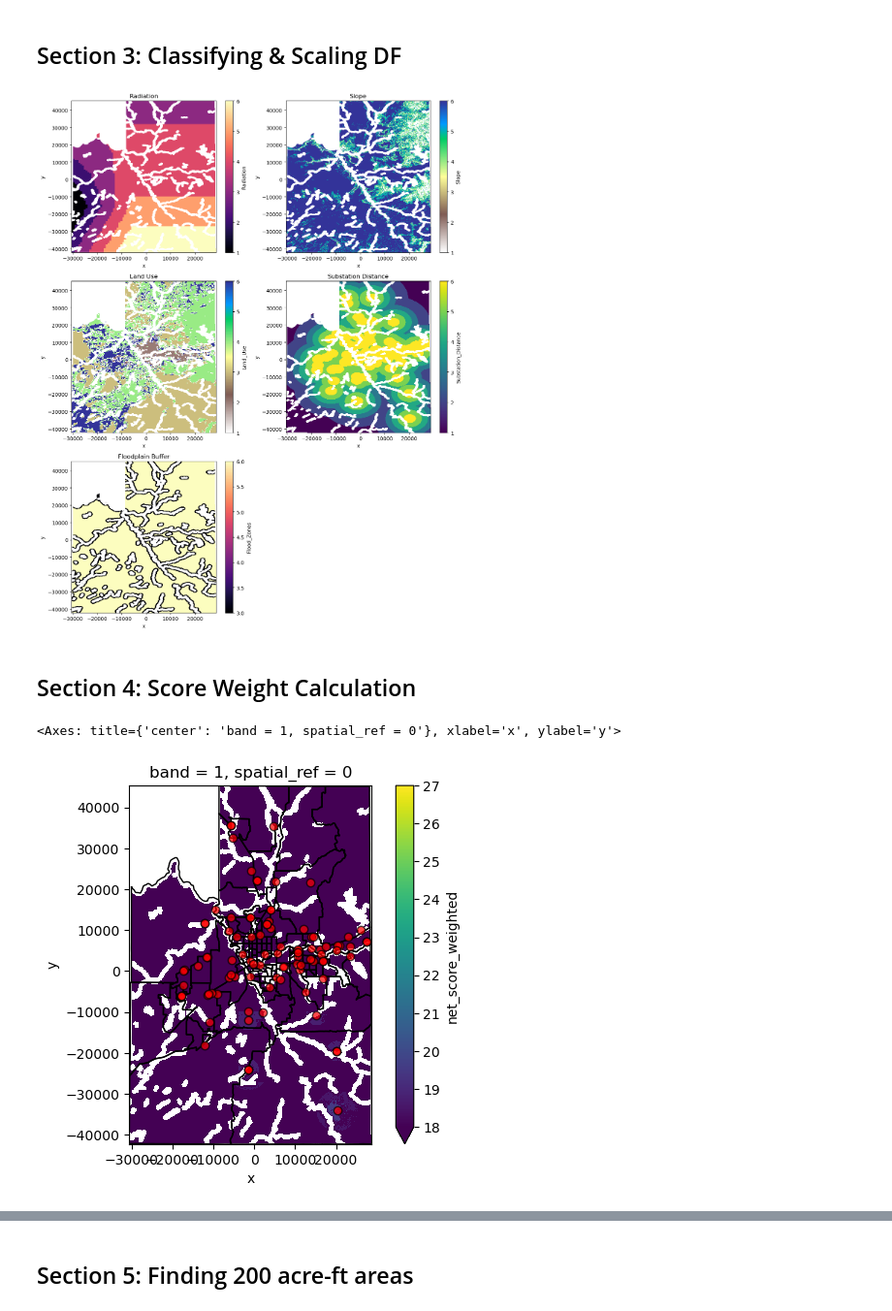
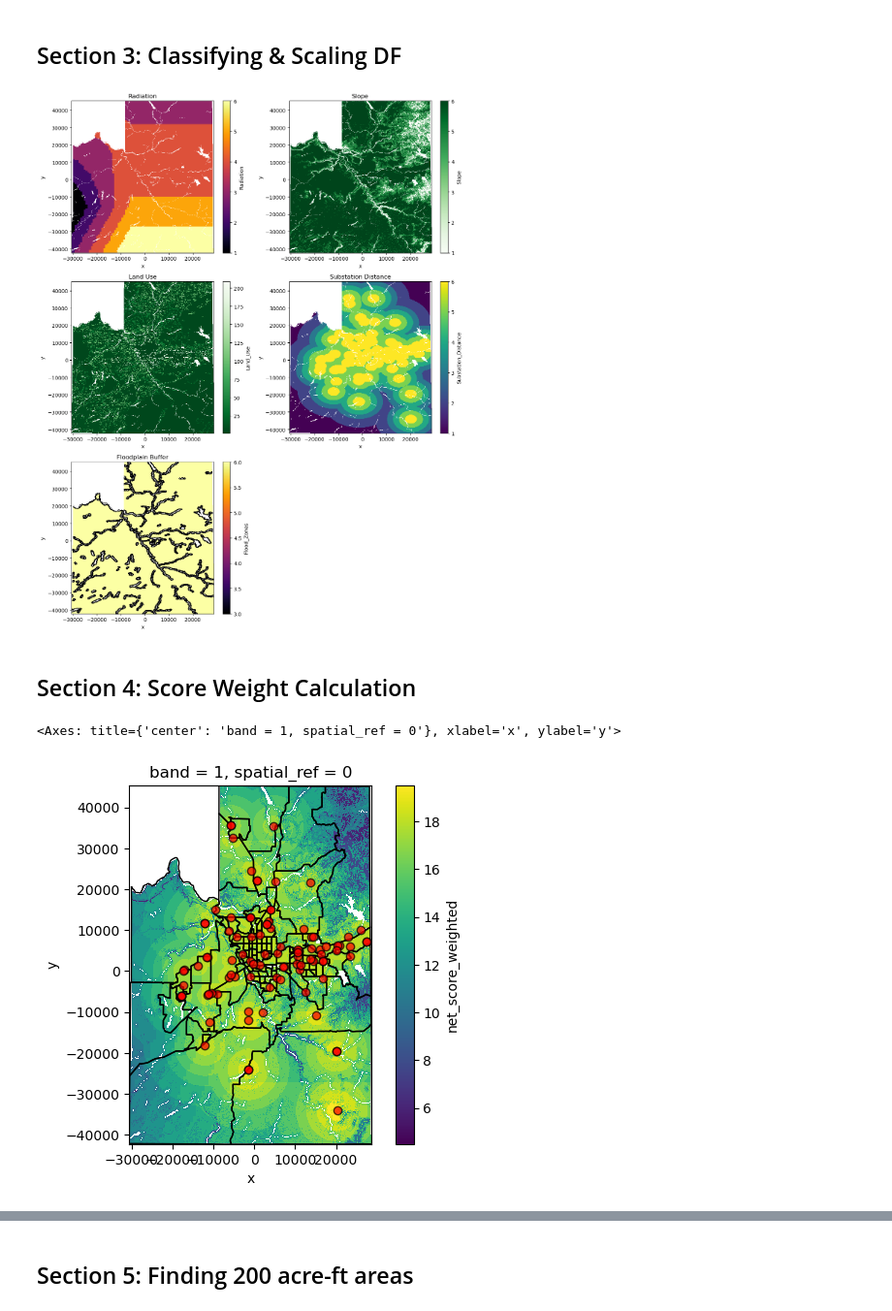
Before and after one commit to UW-GDA/Solar-Energy-Feasibility, a Jupyter notebook: final_v2_au.ipynb, the cells around one changed output, grey strips where cells are left out. Shown at 97% size. Saved outputs shown, nothing was run; the diff lists cells and outputs as text; code cells hidden in the pictures.

```diff
--- a/final_v2_au.ipynb
+++ b/final_v2_au.ipynb
@@ -448,12 +448,12 @@ st
 # %%
 scale = merged_df
 # %%
-scale['Land_Use'] = xr.where((scale['Land_Use'] >= 150) & (scale['Land_Use'] <= 180) | (scale['Land_Use'] >= 210), 1, land_classes)  # Water/Snow
-scale['Land_Use'] = xr.where((scale['Land_Use'] == 190), 2, land_classes)  # Urban Areas
-scale['Land_Use'] = xr.where((scale['Land_Use'] >= 10) & (scale['Land_Use'] <= 20), 3, land_classes)  # Farmland
-scale['Land_Use'] = xr.where((scale['Land_Use'] >= 50) & (scale['Land_Use'] <= 90) | (scale['Land_Use'] == 100), 4, land_classes)  # Forests
-scale['Land_Use'] = xr.where((scale['Land_Use'] == 200), 5, land_classes)  # Bare Areas
-scale['Land_Use'] = xr.where((scale['Land_Use'] == 30) | (scale['Land_Use'] >= 110) & (scale['Land_Use'] <= 140), 6, land_classes) # Grasslands
+scale['Land_Use'] = xr.where((scale['Land_Use'] >= 150) & (scale['Land_Use'] <= 180) | (scale['Land_Use'] >= 210), 1, scale['Land_Use'])  # Water/Snow
+scale['Land_Use'] = xr.where((scale['Land_Use'] == 190), 2, scale['Land_Use'])  # Urban Areas
+scale['Land_Use'] = xr.where((scale['Land_Use'] >= 10) & (scale['Land_Use'] <= 20), 3, scale['Land_Use'])  # Farmland
+scale['Land_Use'] = xr.where((scale['Land_Use'] >= 50) & (scale['Land_Use'] <= 90) | (scale['Land_Use'] == 100), 4, scale['Land_Use'])  # Forests
+scale['Land_Use'] = xr.where((scale['Land_Use'] == 200), 5, scale['Land_Use'])  # Bare Areas
+scale['Land_Use'] = xr.where((scale['Land_Use'] == 30) | (scale['Land_Use'] >= 110) & (scale['Land_Use'] <= 140), 6, scale['Land_Use']) # Grasslands
 # %%
 # Creates the scale for the substation distancce. Based on how far the substation is from each pixel
 scale["Flood_Zones"] = merged_df.Flood_Zones * 6
@@ -501,9 +501,9 @@ scale = scale.where((scale.Flood_Zones.notnull()) & (scale.Flood_Zones != 0), dr
 # %%
 ds = [scale["Radiation"], scale["Slope"], scale["Land_Use"], scale["Substation_Distance"], scale["Flood_Zones"]]
 titles = ['Radiation', 'Slope', 'Land Use', 'Substation Distance', 'Floodplain Buffer']
-cmap = ['magma', 'terrain_r', 'terrain_r', 'viridis', 'magma']
+cmap = ['inferno', 'Greens', 'Greens_r', 'viridis', 'inferno']
 
-n_rows = (len(datasets) + 1) // 2
+n_rows = (len(ds) + 1) // 2
 
 fig, axs = plt.subplots(n_rows, 2, figsize=(12, n_rows * 5))
 
@@ -521,7 +521,7 @@ for j in range(i + 1, len(axs)):
 plt.tight_layout()
 plt.show()
 # %% [output]
-[figure, old version]
+[figure, new version]
 # %% [markdown]
 ## Section 4: Score Weight Calculation
 # %%
@@ -537,13 +537,13 @@ scale["net_score_weighted"] = net_score_weighted
 scale['net_score_unweighted']= net_score_unweighted
 # %%
 fig,ax = plt.subplots()
-scale.net_score_weighted.plot(ax=ax, vmin = 18, vmax= 27)
+scale.net_score_weighted.plot(ax=ax)
 tract_geom_gdf.plot(ax=ax, edgecolor="black", facecolor = 'none')
 
 substation_gdf.plot(ax=ax, color='red', edgecolor='k',alpha=0.7)
 # %% [output]
 <Axes: title={'center': 'band = 1, spatial_ref = 0'}, xlabel='x', ylabel='y'>
-[figure, old version]
+[figure, new version]
 # %%
 scale.net_score_unweighted.plot()
 # %% [output]
```
Also changed, not shown: parts of 25 cells of this notebook.
